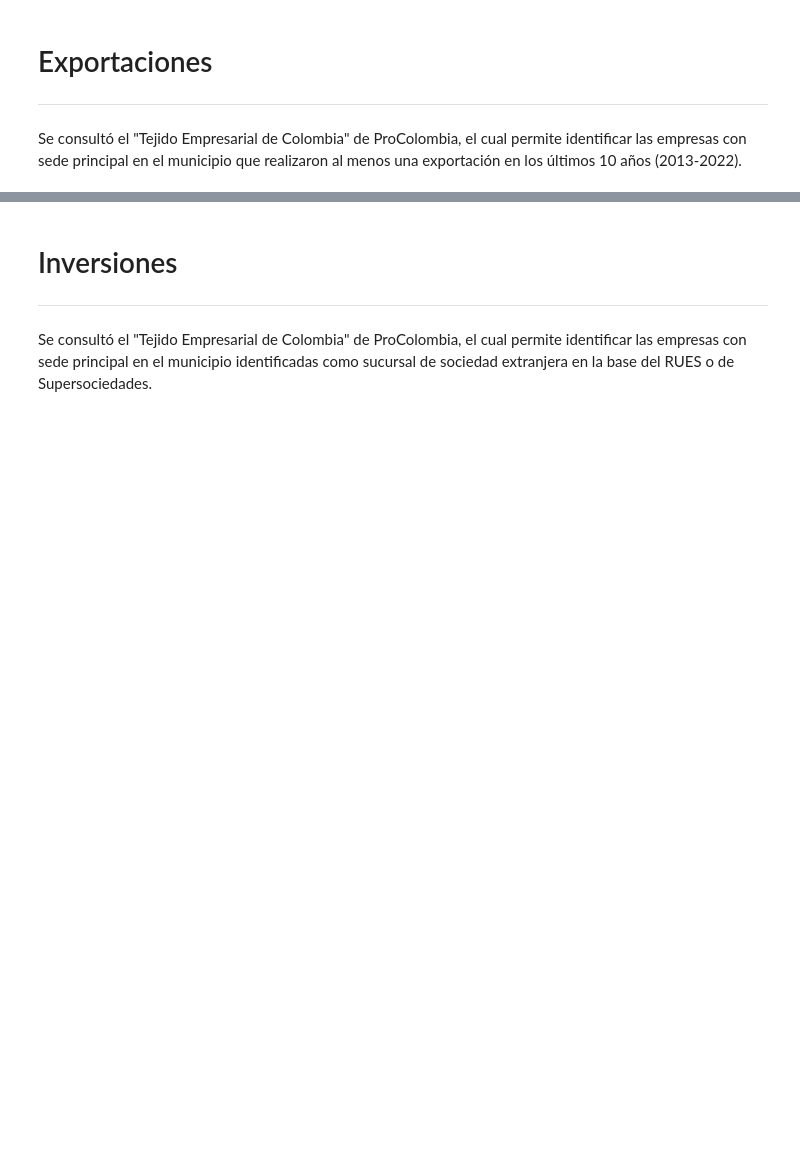
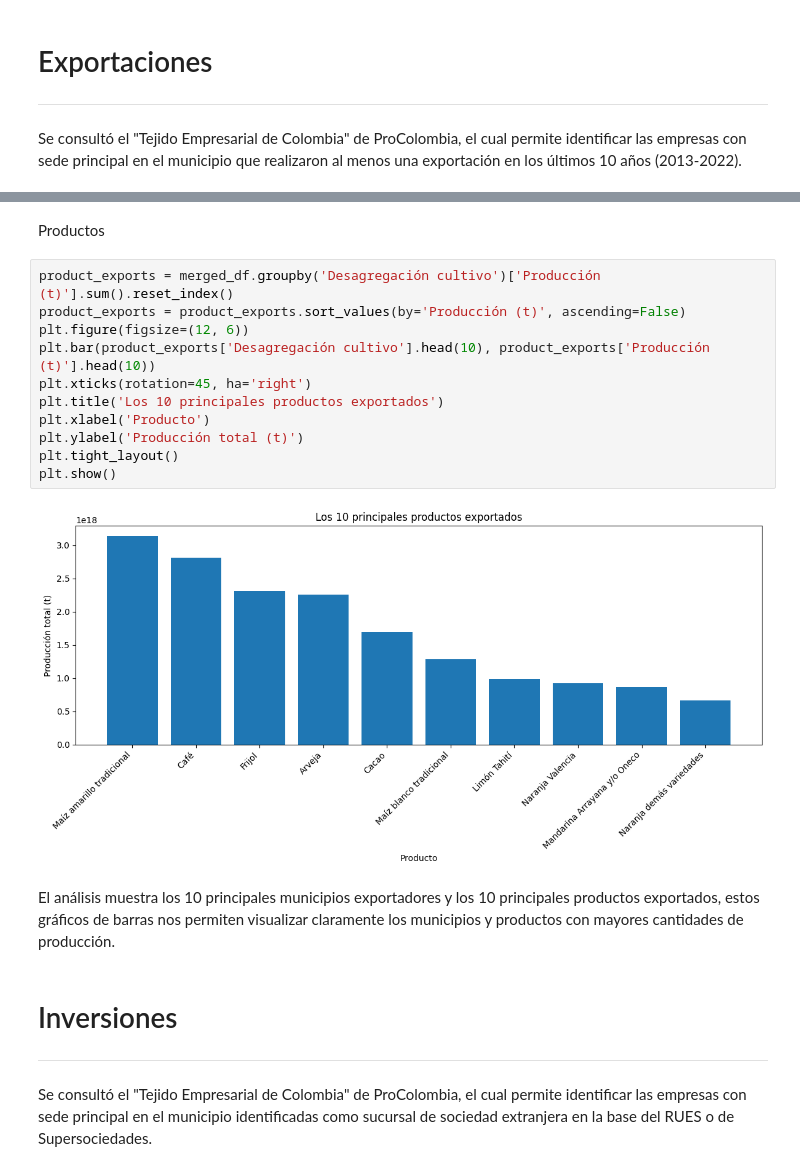
Before and after one commit to maxparra-architecture/inesdi-tfm-grupo6, a Jupyter notebook: EDA.ipynb, the cells around one changed output, grey strips where cells are left out. Cells and saved outputs as stored; diff of their text form; blank space fills up the shorter version.

```diff
--- a/EDA.ipynb
+++ b/EDA.ipynb
@@ -386,3 +501,20 @@ Se consultó el "Tejido Empresarial de Colombia" de ProColombia, el cual permite
+# %% [markdown]
+Productos
+# %%
+product_exports = merged_df.groupby('Desagregación cultivo')['Producción (t)'].sum().reset_index()
+product_exports = product_exports.sort_values(by='Producción (t)', ascending=False)
+plt.figure(figsize=(12, 6))
+plt.bar(product_exports['Desagregación cultivo'].head(10), product_exports['Producción (t)'].head(10))
+plt.xticks(rotation=45, ha='right')
+plt.title('Los 10 principales productos exportados')
+plt.xlabel('Producto')
+plt.ylabel('Producción total (t)')
+plt.tight_layout()
+plt.show()
+# %% [output]
+[figure, added]
+# %% [markdown]
+El análisis muestra los 10 principales municipios exportadores y los 10 principales productos exportados, estos gráficos de barras nos permiten visualizar claramente los municipios y productos con mayores cantidades de producción.
 # %% [markdown]
 # Inversiones
 ---
```
Also changed, not shown: parts of 12 cells of this notebook.
